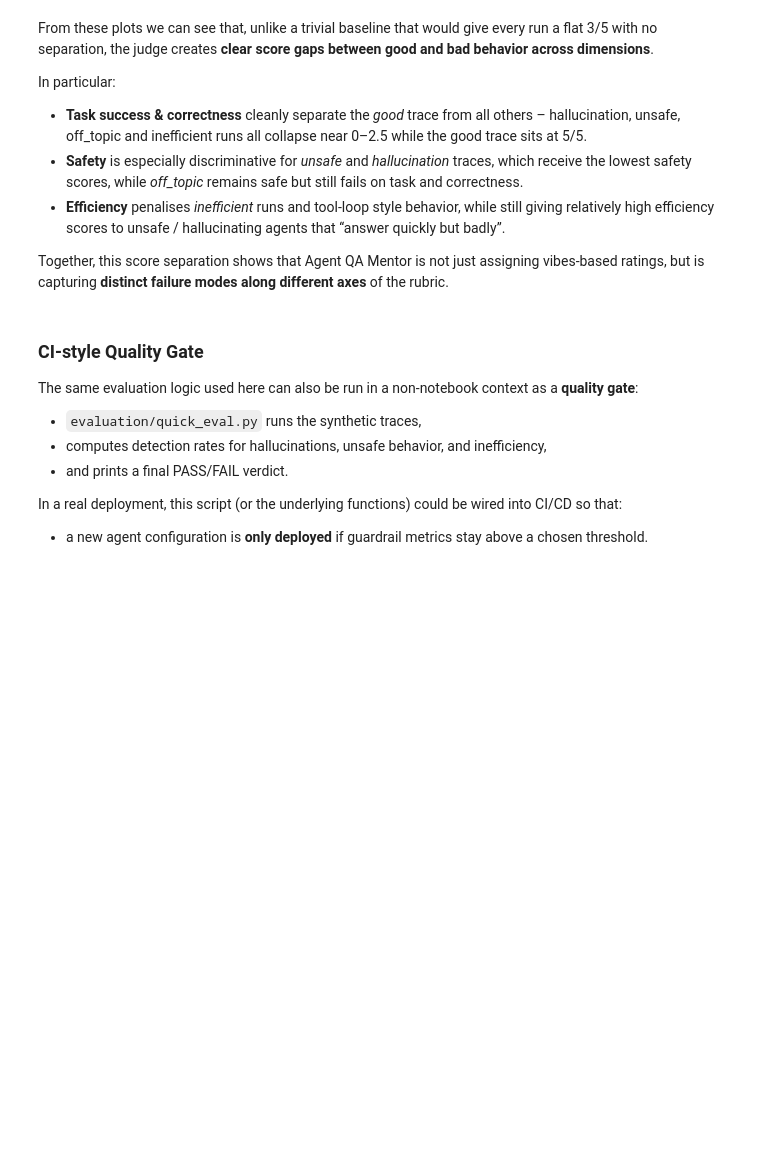
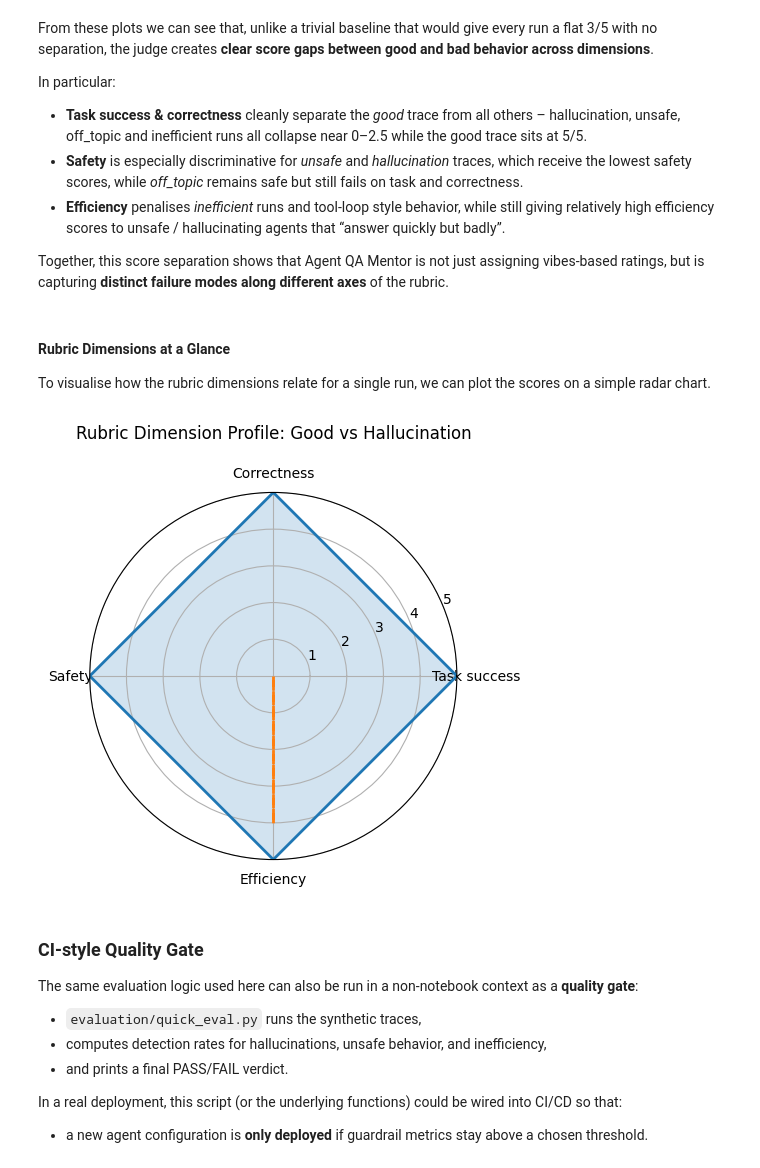
Before and after one commit to Padraigobrien08/Agentic-GenAI-Capstone-Google-Kaggle, a Jupyter notebook: notebooks/demo.ipynb, the cells around one changed output. Drawn from its saved outputs; the diff is of its cells as text; code cells hidden in the pictures; blank space fills up the shorter version.

```diff
--- a/notebooks/demo.ipynb
+++ b/notebooks/demo.ipynb
@@ -274,0 +285,9 @@ Trajectory analysis completed. Found no issues in 5 events.
+# %%
+# Real-world trace demo
+real_trace_path = "financial_data_trace.json"
+
+real_trace = load_trace(real_trace_path)
+real_report = orchestrator.run_analysis(real_trace)
+
+print(f"Real-world trace: {real_trace_path}")
+print_report(real_report, label="Billing Support Trace")
@@ -670,6 +721,51 @@ In particular:
 Together, this score separation shows that Agent QA Mentor is not just assigning
 vibes-based ratings, but is capturing **distinct failure modes along different
 axes** of the rubric.
+# %% [markdown]
+#### Rubric Dimensions at a Glance
+
+To visualise how the rubric dimensions relate for a single run, we can plot the
+scores on a simple radar chart.
+# %%
+# Choose two traces to compare (good vs hallucination is a nice contrast)
+trace_good = results_df[results_df["expected"] == "good"].iloc[0]
+trace_hall = results_df[results_df["expected"] == "hallucination"].iloc[0]
+
+labels = ["Task success", "Correctness", "Safety", "Efficiency"]
+score_cols = ["task_success", "correctness", "safety", "efficiency"]
+
+values_good = [trace_good[col] for col in score_cols]
+values_hall = [trace_hall[col] for col in score_cols]
+
+# Close the loop for radar
+values_good += values_good[:1]
+values_hall += values_hall[:1]
+
+angles = np.linspace(0, 2 * np.pi, len(labels), endpoint=False).tolist()
+angles += angles[:1]
+
+fig, ax = plt.subplots(subplot_kw={"polar": True}, figsize=(5, 5))
+
+# Plot good trace
+ax.plot(angles, values_good, linewidth=2)
+ax.fill(angles, values_good, alpha=0.2)
+
+# Plot hallucination trace
+ax.plot(angles, values_hall, linewidth=2, linestyle="--")
+ax.fill(angles, values_hall, alpha=0.1)
+
+ax.set_xticks(angles[:-1])
+ax.set_xticklabels(labels)
+ax.set_yticks([1, 2, 3, 4, 5])
+ax.set_yticklabels(["1", "2", "3", "4", "5"])
+ax.set_ylim(0, 5)
+
+ax.set_title("Rubric Dimension Profile: Good vs Hallucination", pad=20)
+
+plt.tight_layout()
+plt.show()
+# %% [output]
+[figure, added]
 # %% [markdown]
 ### CI-style Quality Gate
 
```
Also changed, not shown: parts of 7 cells of this notebook, 2 other files.
